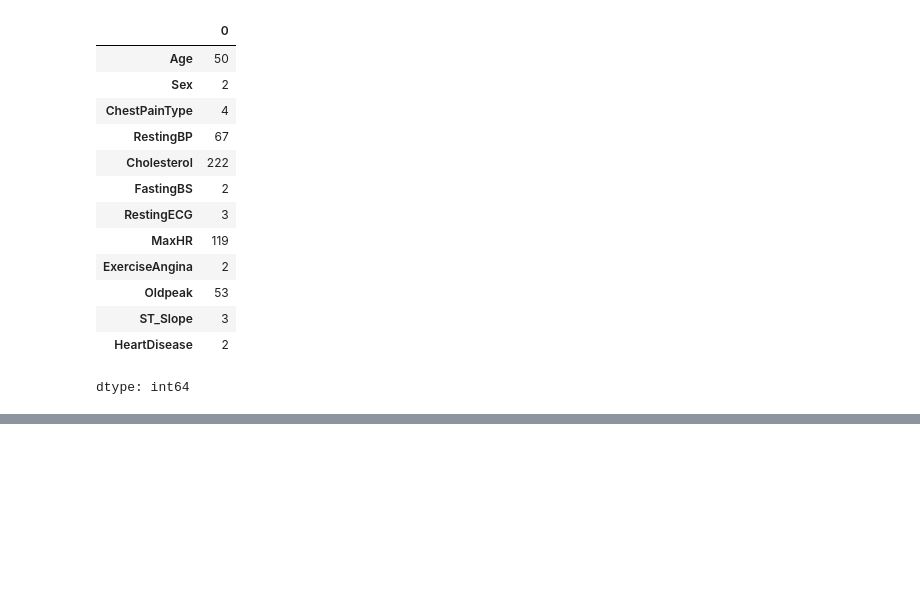
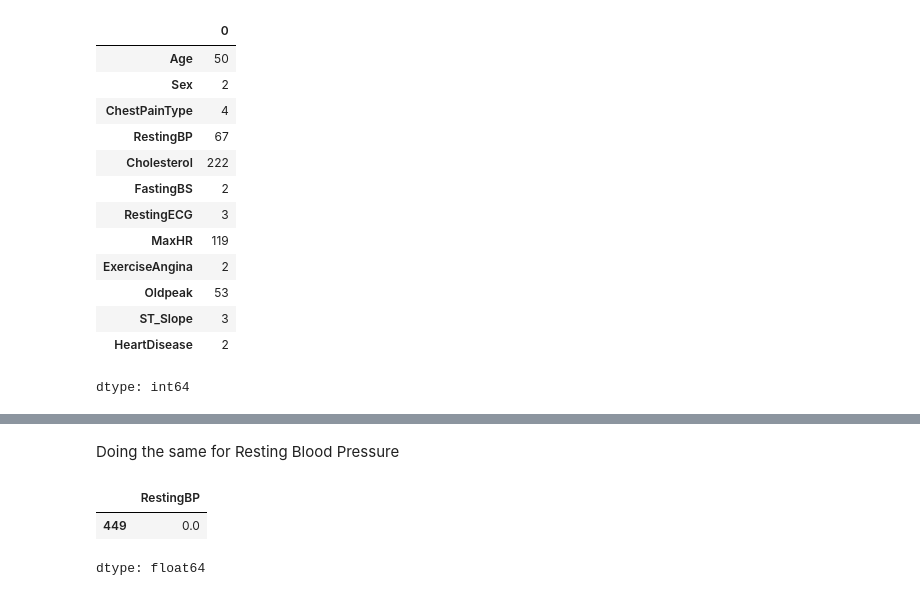
Before and after one commit to Deepanshu-ux/Deepanshu-ux.github.io, a Jupyter notebook: Heart_disease_prediction.ipynb, the cells around one changed output, grey strips where cells are left out. Drawn from its saved outputs; the diff is of its cells as text; code cells hidden in the pictures; blank space fills up the shorter version.

```diff
--- a/Heart_disease_prediction.ipynb
+++ b/Heart_disease_prediction.ipynb
@@ -136,0 +248,8 @@ cat_col = heart_df.select_dtypes(include='object').columns
+# %% [markdown]
+Doing the same for Resting Blood Pressure
+# %%
+heart_df['RestingBP'][heart_df['RestingBP'] == 0]
+# %% [output]
+|  | RestingBP |
+| 449 | 0.0 |
+dtype: float64
```
Also changed, not shown: parts of 24 cells of this notebook.
